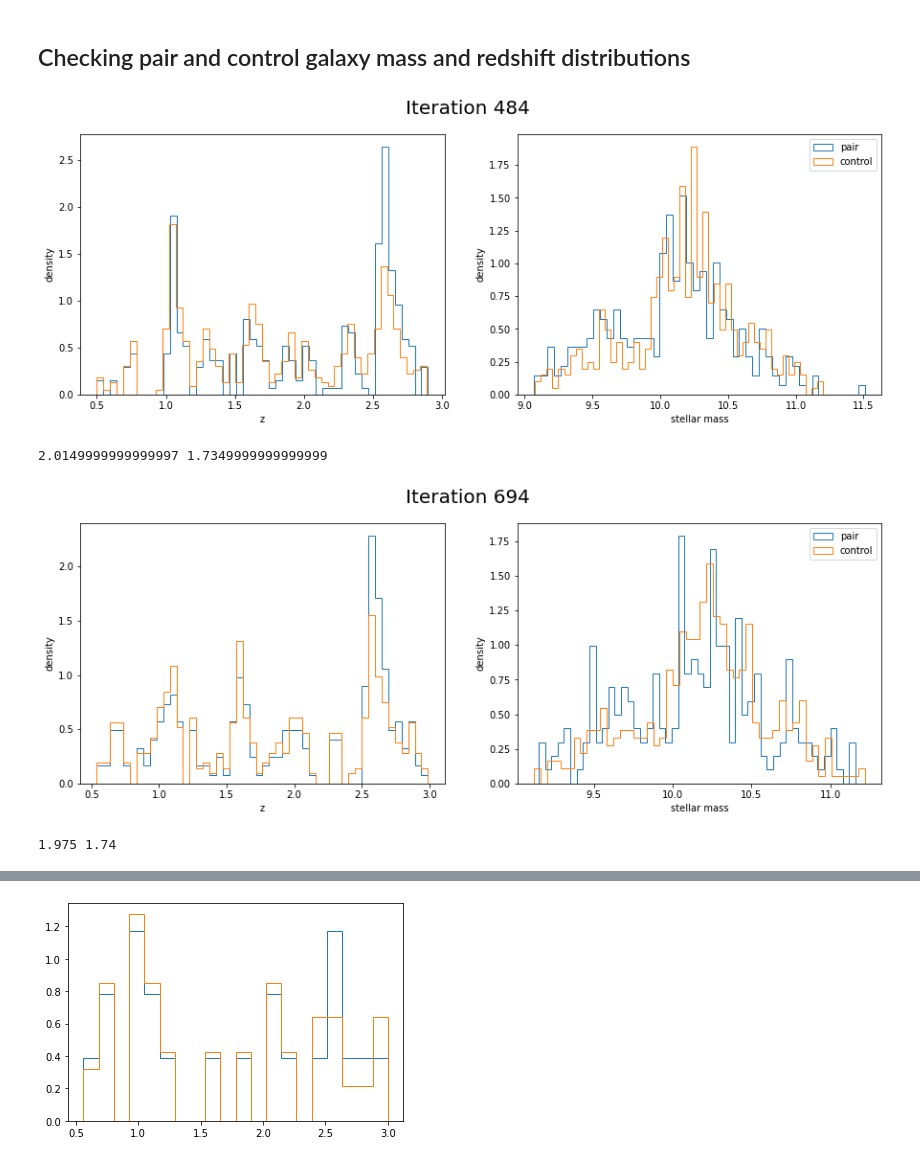
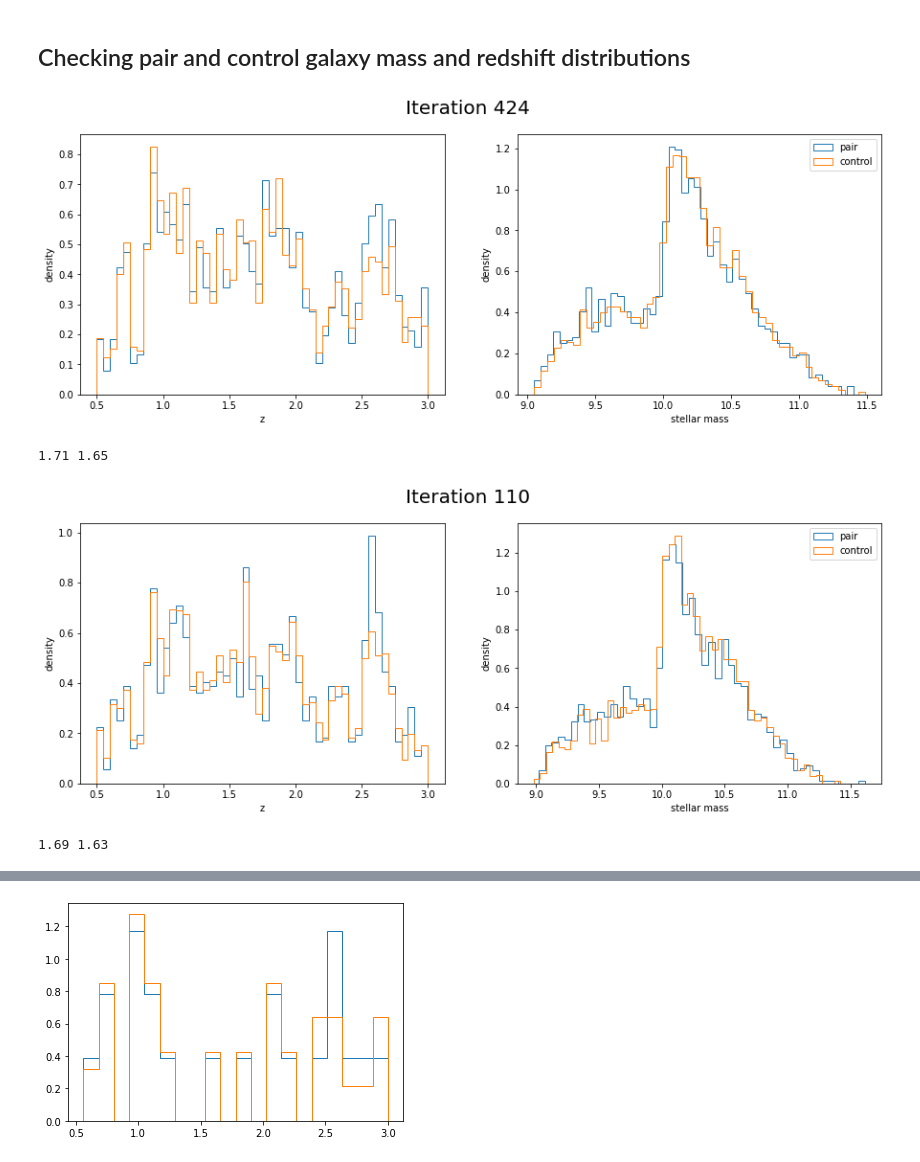
Before and after one commit to sldough21/pair-conv-misc, a Jupyter notebook: am_analysis.ipynb, the cells around one changed output, grey strips where cells are left out. Cells and saved outputs as stored; diff of their text form; code cells hidden in the pictures.

```diff
--- a/am_analysis.ipynb
+++ b/am_analysis.ipynb
@@ -37,40 +37,40 @@ idx = random.randint(len(os.listdir(data_path+'photoz_results/')), size=2)
 # open each dataframe and plot distributions
 for file_idx in idx:
     ran_df = pd.read_csv( data_path+'photoz_results/'+(os.listdir(data_path+'photoz_results/'))[file_idx] )
-    ran_df = ran_df[ (ran_df['prime_drawn_M'] > 10) & (ran_df['field'] == 'GDS') ]
+    ran_df = ran_df[ (ran_df['prime_drawn_M'] > 10) ]#& (ran_df['field'] != 'GDS') ]
 
     # create arrays for distributions
     histp_z = np.concatenate( (np.array(ran_df['prime_drawn_z']), np.array(ran_df['partner_drawn_z'])), axis=0 )
     histp_M = np.concatenate( (np.array(ran_df['prime_drawn_M']), np.array(ran_df['partner_drawn_M'])), axis=0 )
 
     histc_z = np.concatenate( (np.array(ran_df['prime_control1_drawn_z']), np.array(ran_df['prime_control2_drawn_z']),
                                np.array(ran_df['partner_control1_drawn_z']), np.array(ran_df['partner_control2_drawn_z'])), axis=0 )
     histc_M = np.concatenate( (np.array(ran_df['prime_control1_drawn_M']), np.array(ran_df['prime_control2_drawn_M']),
                                np.array(ran_df['partner_control1_drawn_M']), np.array(ran_df['partner_control2_drawn_M'])), axis=0 )
 
     # make subplots to show mass and z distributions for pair and control galaxies
     fig, axs = plt.subplots(nrows=1, ncols=2, figsize=(15, 5))
 
     axs[0].hist(histp_z, bins=50, density=True, histtype='step')
     axs[0].hist(histc_z, bins=50, density=True, histtype='step')
     axs[0].set_xlabel('z')
     axs[0].set_ylabel('density')
     #axs[0].title['redshift']
 
     axs[1].hist(histp_M, bins=50, density=True, histtype='step', label='pair')
     axs[1].hist(histc_M, bins=50, density=True, histtype='step', label='control')
     axs[1].legend()
     axs[1].set_xlabel('stellar mass')
     axs[1].set_ylabel('density')
 
     fig.suptitle('Iteration {}'.format(file_idx), fontsize=20)
 
     #axs[1].title('iteration '+str(file_idx))
     plt.show()
 
     print( np.median(histp_z), np.nanmedian(histc_z) )
 # %% [output]
-[figure, old version]
+[figure, new version]
-2.0149999999999997 1.7349999999999999
+1.71 1.65
-[figure, old version]
+[figure, new version]
-1.975 1.74
+1.69 1.63
```
Also changed, not shown: parts of 19 cells of this notebook.
